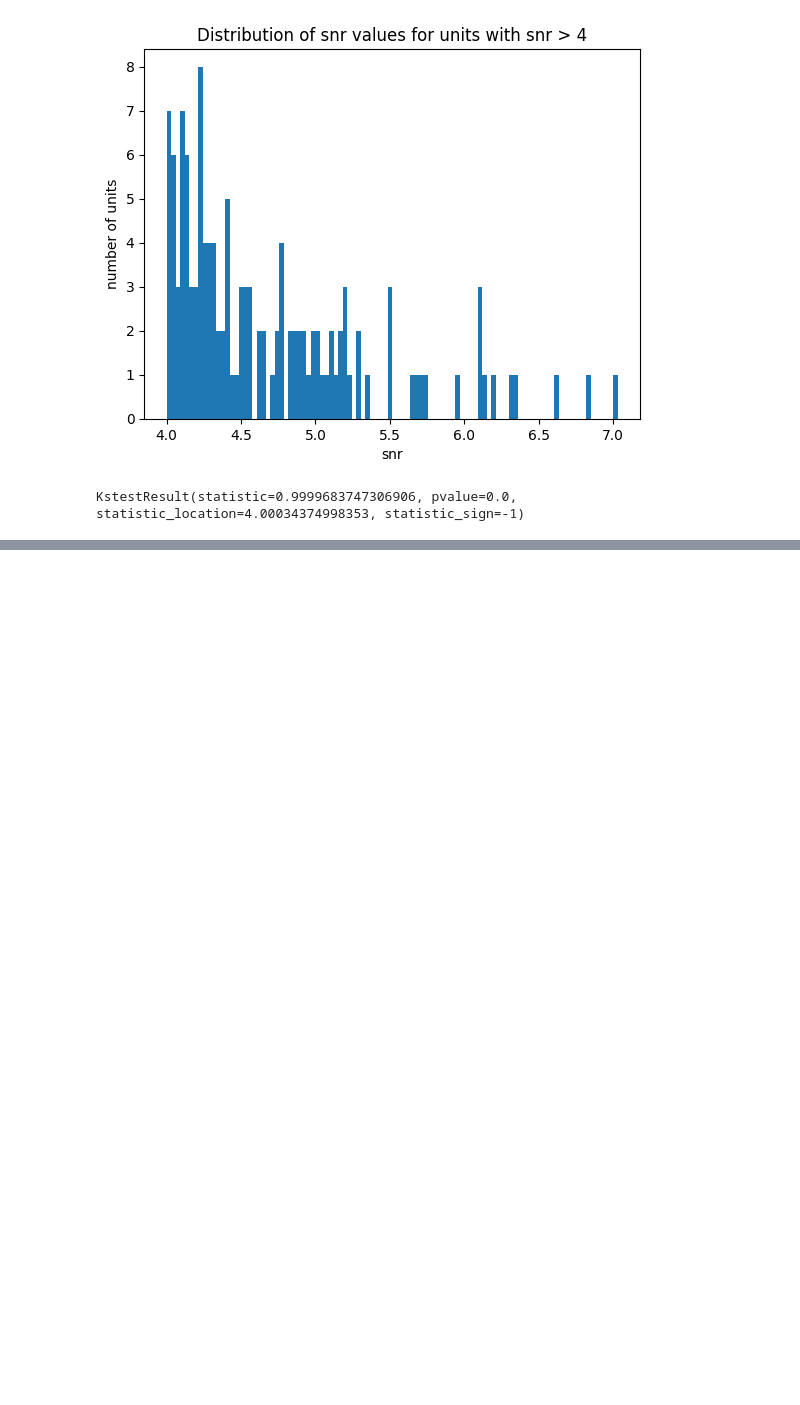
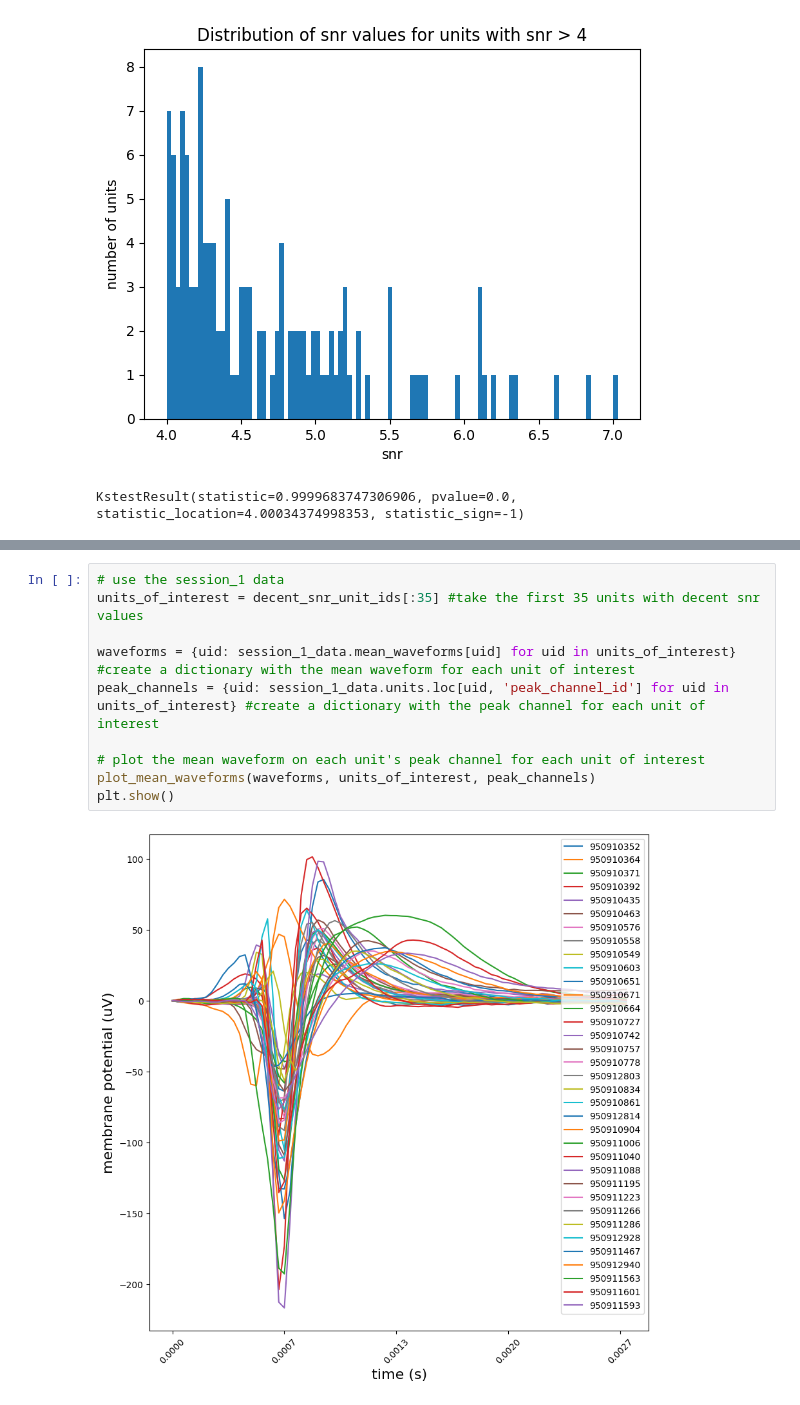
Before and after one commit to ecresp1el/swb_2023_ec_problemsworkshop, a Jupyter notebook: code/python_project_draft.ipynb, the cells around one changed output, grey strips where cells are left out. Cells and saved outputs as stored; diff of their text form; blank space fills up the shorter version.

```diff
--- a/code/python_project_draft.ipynb
+++ b/code/python_project_draft.ipynb
@@ -167,0 +302,12 @@ plt.hist(snr_values['snr'], bins=100)
+# %%
+# use the session_1 data
+units_of_interest = decent_snr_unit_ids[:35] #take the first 35 units with decent snr values
+
+waveforms = {uid: session_1_data.mean_waveforms[uid] for uid in units_of_interest} #create a dictionary with the mean waveform for each unit of interest
+peak_channels = {uid: session_1_data.units.loc[uid, 'peak_channel_id'] for uid in units_of_interest} #create a dictionary with the peak channel for each unit of interest
+
+# plot the mean waveform on each unit's peak channel for each unit of interest
+plot_mean_waveforms(waveforms, units_of_interest, peak_channels)
+plt.show()
+# %% [output]
+[figure, added]
```
Also changed, not shown: parts of 18 cells of this notebook.
